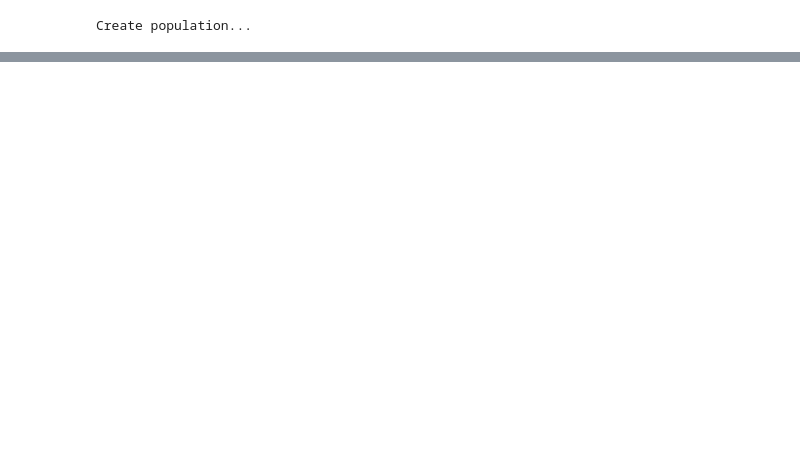
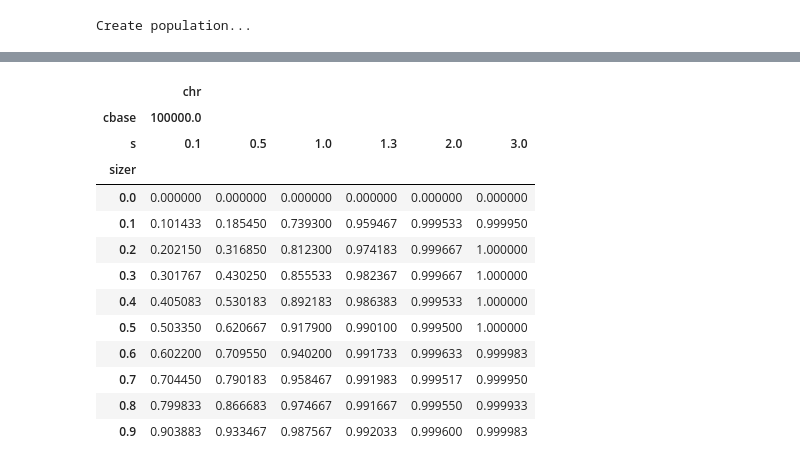
Before and after one commit to jursonovicst/cachesim, a Jupyter notebook: implementations/analysis.ipynb, the cells around one changed output, grey strips where cells are left out. Saved outputs shown, nothing was run; the diff lists cells and outputs as text; code cells hidden in the pictures; blank space fills up the shorter version.

```diff
--- a/implementations/analysis.ipynb
+++ b/implementations/analysis.ipynb
@@ -42,0 +80,17 @@ Bytes sent: 1000000 B
+# %%
+df.unstack(level=['cbase', 's'])
+# %% [output]
+|  | chr |  |  |  |  |  |
+| cbase | 100000.0 |  |  |  |  |  |
+| s | 0.1 | 0.5 | 1.0 | 1.3 | 2.0 | 3.0 |
+| sizer |  |  |  |  |  |  |
+| 0.0 | 0.000000 | 0.000000 | 0.000000 | 0.000000 | 0.000000 | 0.000000 |
+| 0.1 | 0.101433 | 0.185450 | 0.739300 | 0.959467 | 0.999533 | 0.999950 |
+| 0.2 | 0.202150 | 0.316850 | 0.812300 | 0.974183 | 0.999667 | 1.000000 |
+| 0.3 | 0.301767 | 0.430250 | 0.855533 | 0.982367 | 0.999667 | 1.000000 |
+| 0.4 | 0.405083 | 0.530183 | 0.892183 | 0.986383 | 0.999533 | 1.000000 |
+| 0.5 | 0.503350 | 0.620667 | 0.917900 | 0.990100 | 0.999500 | 1.000000 |
+| 0.6 | 0.602200 | 0.709550 | 0.940200 | 0.991733 | 0.999633 | 0.999983 |
+| 0.7 | 0.704450 | 0.790183 | 0.958467 | 0.991983 | 0.999517 | 0.999950 |
+| 0.8 | 0.799833 | 0.866683 | 0.974667 | 0.991667 | 0.999550 | 0.999933 |
+| 0.9 | 0.903883 | 0.933467 | 0.987567 | 0.992033 | 0.999600 | 0.999983 |
```
Also changed, not shown: parts of 7 cells of this notebook, 2 other files.
